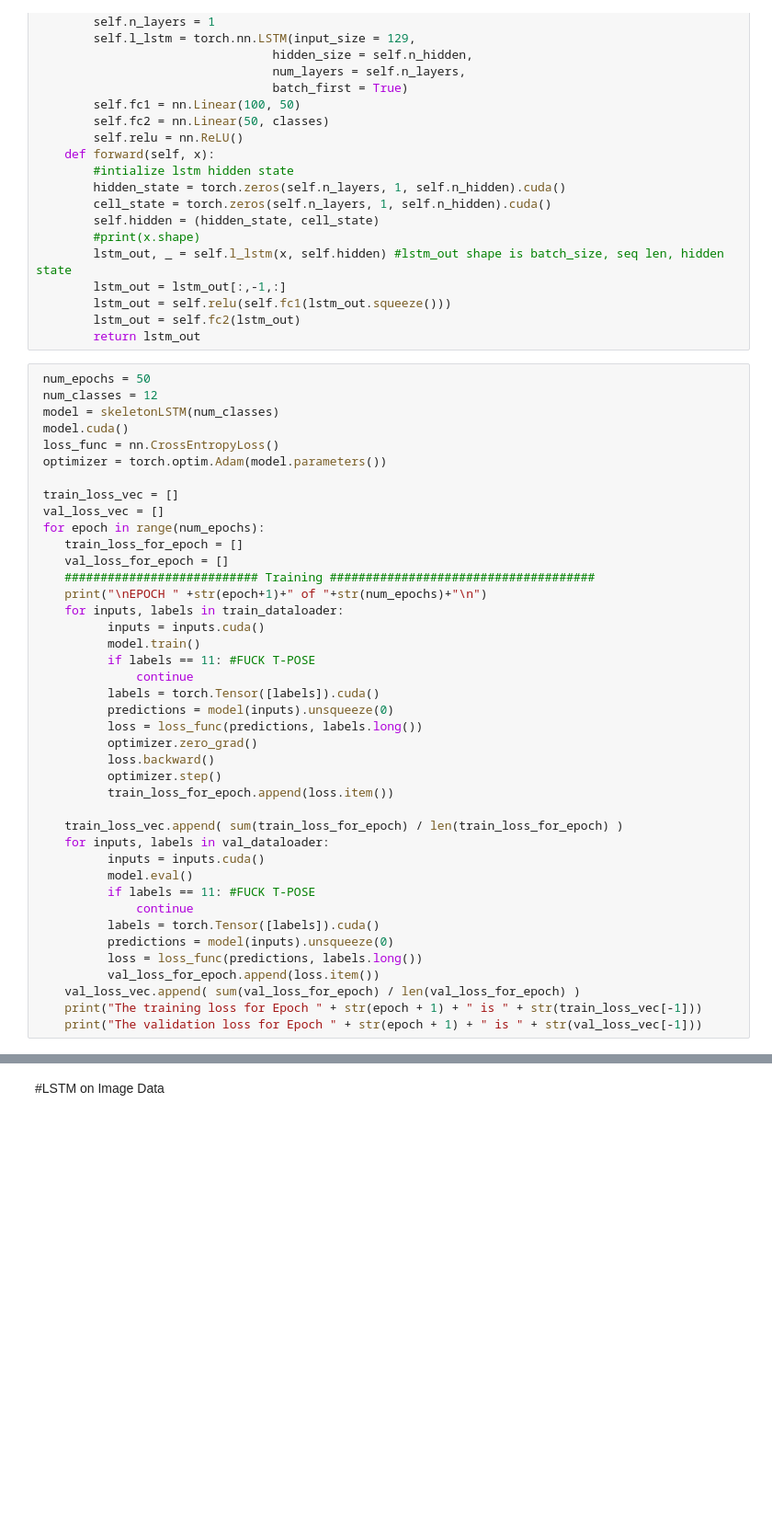
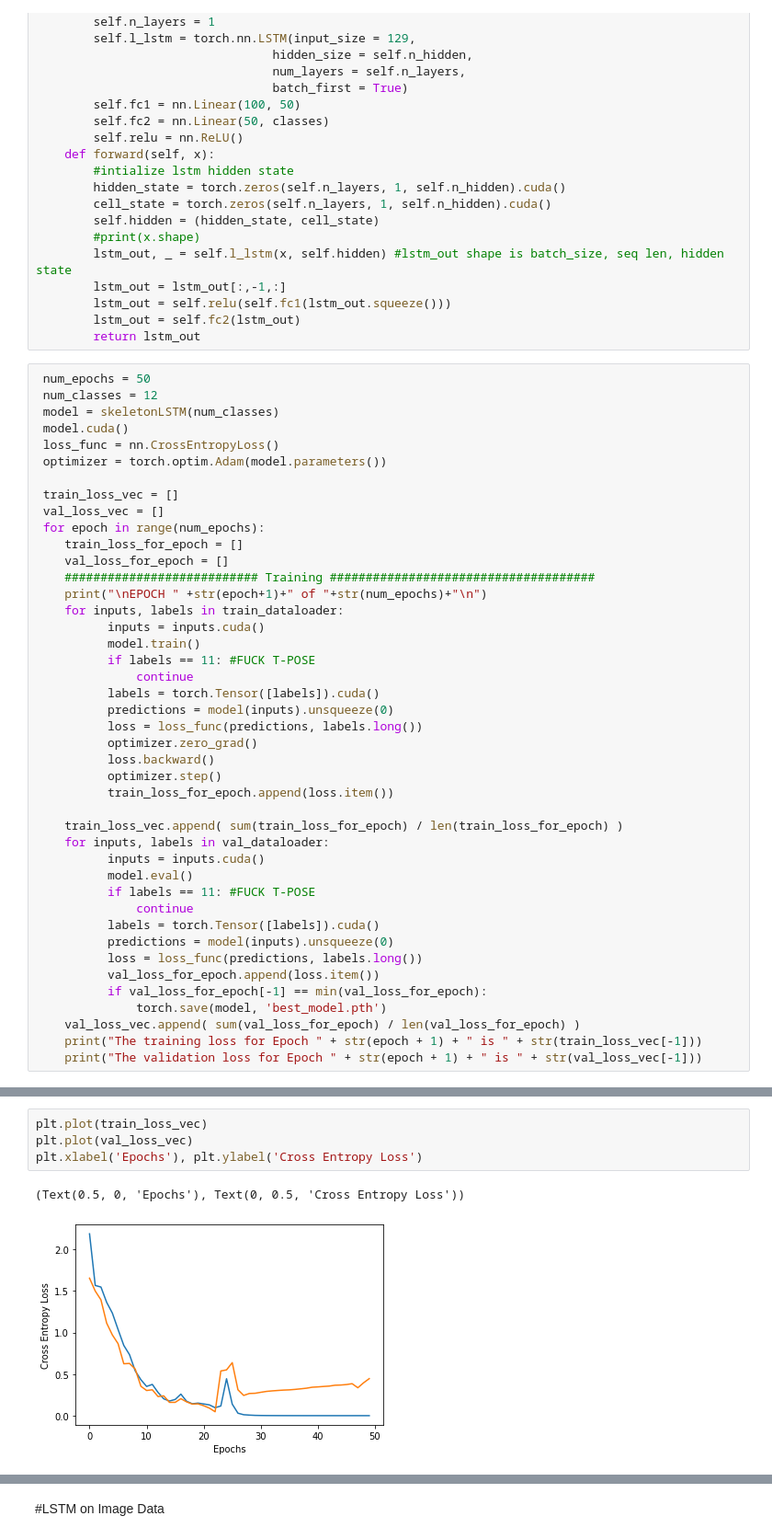
Before and after one commit to ypeng22/DLFinal, a Jupyter notebook: DL_proj.ipynb, the cells around one changed output, grey strips where cells are left out. Shown at 92% size. Cells and saved outputs as stored; diff of their text form; blank space fills up the shorter version.

```diff
--- a/DL_proj.ipynb
+++ b/DL_proj.ipynb
@@ -257,6 +257,8 @@ class skeletonLSTM(nn.Module):
           predictions = model(inputs).unsqueeze(0)
           loss = loss_func(predictions, labels.long())
           val_loss_for_epoch.append(loss.item())
+          if val_loss_for_epoch[-1] == min(val_loss_for_epoch):
+              torch.save(model, 'best_model.pth')
     val_loss_vec.append( sum(val_loss_for_epoch) / len(val_loss_for_epoch) )
     print("The training loss for Epoch " + str(epoch + 1) + " is " + str(train_loss_vec[-1]))
     print("The validation loss for Epoch " + str(epoch + 1) + " is " + str(val_loss_vec[-1]))
@@ -311,0 +324,7 @@ The model accuracy on the validation dataset after training is 0.833333333333333
+# %%
+plt.plot(train_loss_vec)
+plt.plot(val_loss_vec)
+plt.xlabel('Epochs'), plt.ylabel('Cross Entropy Loss')
+# %% [output]
+(Text(0.5, 0, 'Epochs'), Text(0, 0.5, 'Cross Entropy Loss'))
+[figure, added]
```
Also changed, not shown: parts of 7 cells of this notebook.
